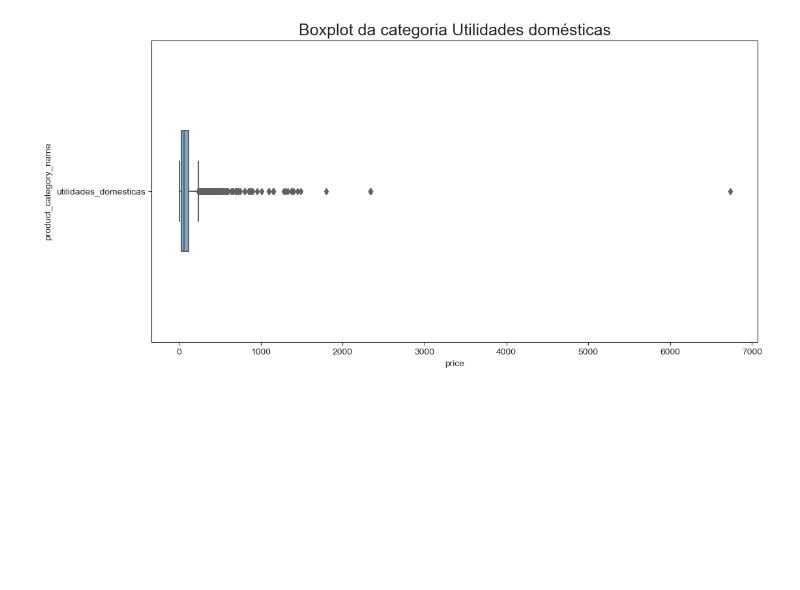
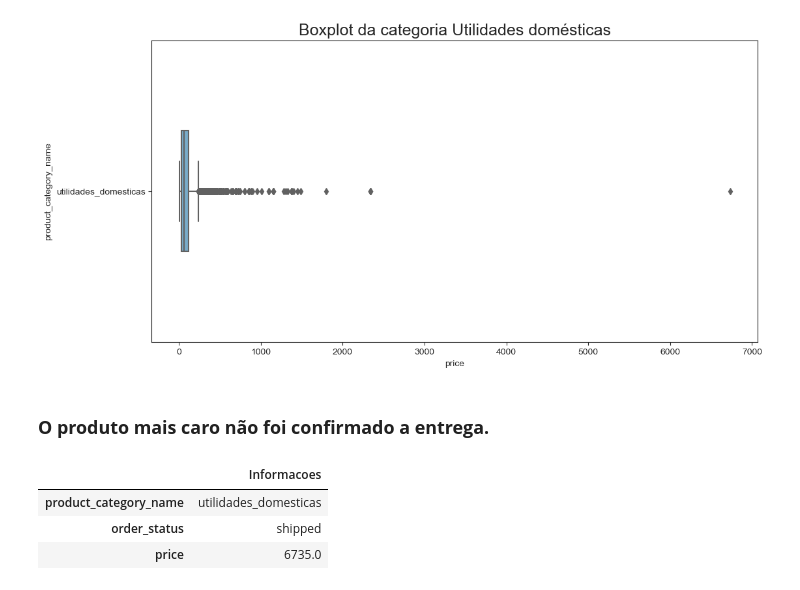
Before and after one commit to Marcus-Bernard0/Data-Science-projects, a Jupyter notebook: 2 - Ecommerce/Projeto.ipynb, the cells around one changed output. Saved outputs shown, nothing was run; the diff lists cells and outputs as text; code cells hidden in the pictures; blank space fills up the shorter version.

Commit message:
'analise_produduto_mais_caro'

```diff
--- a/2 - Ecommerce/Projeto.ipynb
+++ b/2 - Ecommerce/Projeto.ipynb
@@ -524,0 +524,2 @@ Com coeficiente de variação 60.87
+# %%
+dfut = pd.DataFrame(dfUtd.query("product_category_name == 'utilidades_domesticas'").max())
@@ -524,0 +533,2 @@ Com coeficiente de variação 60.87
+# %%
+dfut.rename(columns={0: 'Informacoes'}, inplace=True)
@@ -580,3 +599,12 @@ pcs()
 utd()
 # %% [output]
 [figure]
+# %% [markdown]
+### **O produto mais caro não foi confirmado a entrega.**
+# %%
+dfut.head()
+# %% [output]
+|  | Informacoes |
+| product_category_name | utilidades_domesticas |
+| order_status | shipped |
+| price | 6735.0 |
```
Also changed, not shown: parts of 13 cells of this notebook.
